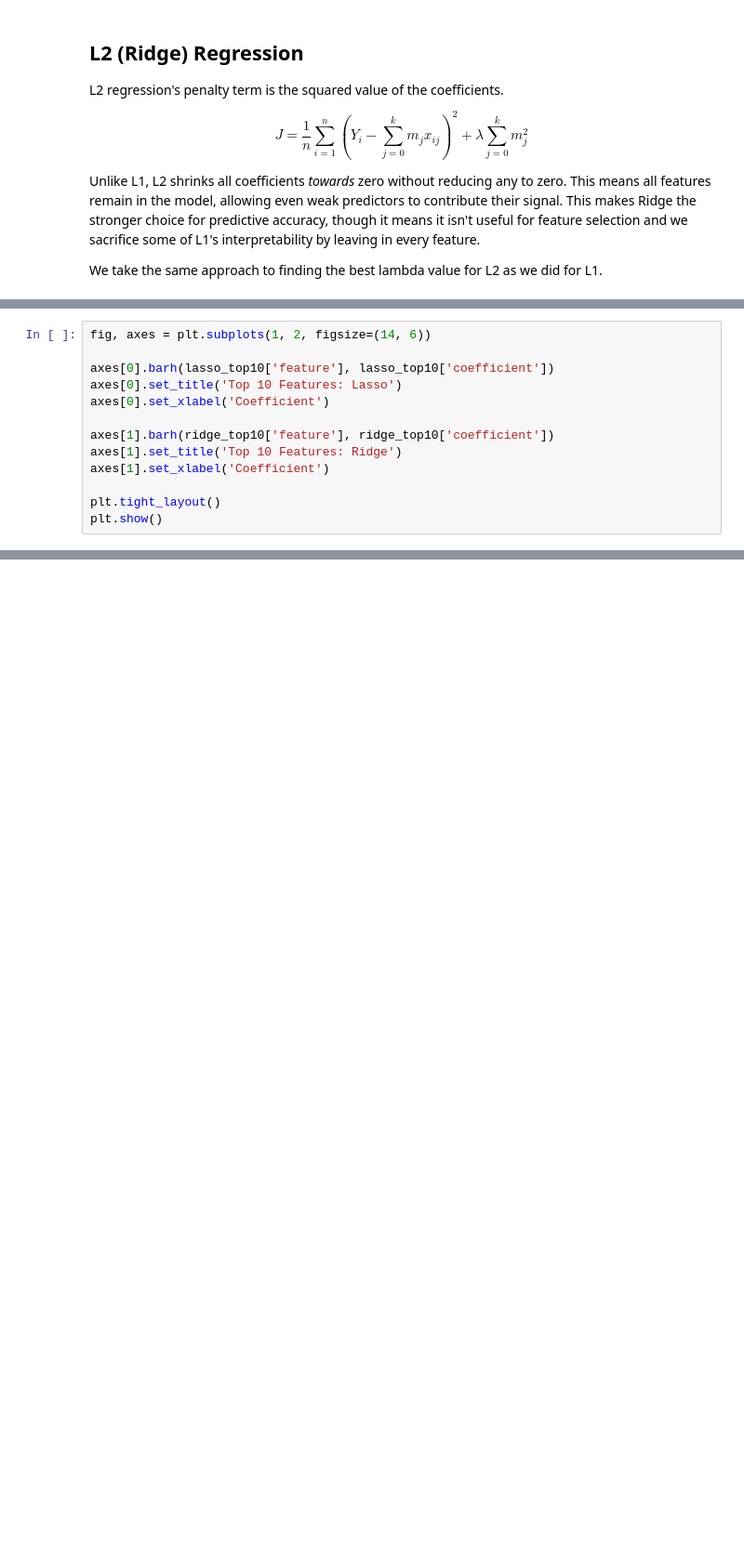
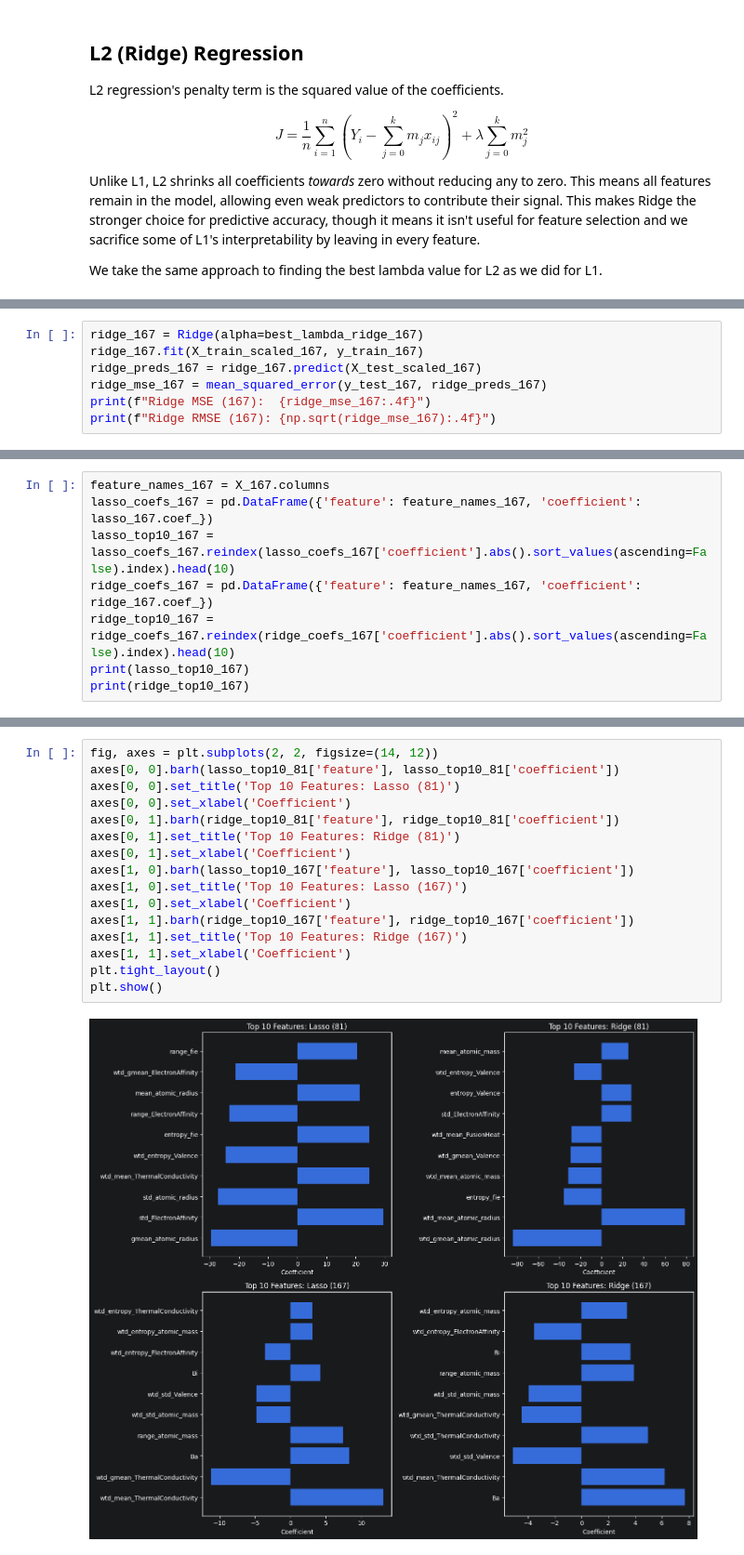
Before and after one commit to ericgraham3/ds7333_quantifying_the_world, a Jupyter notebook: code/case_study_01/eric_graham_case_study_01.ipynb, the cells around one changed output, grey strips where cells are left out. Shown at 93% size. Saved outputs shown, nothing was run; the diff lists cells and outputs as text; blank space fills up the shorter version.

```diff
--- a/code/case_study_01/eric_graham_case_study_01.ipynb
+++ b/code/case_study_01/eric_graham_case_study_01.ipynb
@@ -209,0 +321,7 @@ Ridge RMSE: 17.3824
+# %%
+ridge_167 = Ridge(alpha=best_lambda_ridge_167)
+ridge_167.fit(X_train_scaled_167, y_train_167)
+ridge_preds_167 = ridge_167.predict(X_test_scaled_167)
+ridge_mse_167 = mean_squared_error(y_test_167, ridge_preds_167)
+print(f"Ridge MSE (167):  {ridge_mse_167:.4f}")
+print(f"Ridge RMSE (167): {np.sqrt(ridge_mse_167):.4f}")
@@ -259,16 +386,11 @@ print(ridge_top10)
 76      wtd_entropy_Valence   -26.229393
 1          mean_atomic_mass    25.435304
 # %%
-fig, axes = plt.subplots(1, 2, figsize=(14, 6))
-
-axes[0].barh(lasso_top10['feature'], lasso_top10['coefficient'])
-axes[0].set_title('Top 10 Features: Lasso')
-axes[0].set_xlabel('Coefficient')
-
-axes[1].barh(ridge_top10['feature'], ridge_top10['coefficient'])
-axes[1].set_title('Top 10 Features: Ridge')
-axes[1].set_xlabel('Coefficient')
-
-plt.tight_layout()
-plt.show()
+feature_names_167 = X_167.columns
+lasso_coefs_167 = pd.DataFrame({'feature': feature_names_167, 'coefficient': lasso_167.coef_})
+lasso_top10_167 = lasso_coefs_167.reindex(lasso_coefs_167['coefficient'].abs().sort_values(ascending=False).index).head(10)
+ridge_coefs_167 = pd.DataFrame({'feature': feature_names_167, 'coefficient': ridge_167.coef_})
+ridge_top10_167 = ridge_coefs_167.reindex(ridge_coefs_167['coefficient'].abs().sort_values(ascending=False).index).head(10)
+print(lasso_top10_167)
+print(ridge_top10_167)
 # %% [output]
@@ -276,3 +414,21 @@ plt.show()
+# %%
+fig, axes = plt.subplots(2, 2, figsize=(14, 12))
+axes[0, 0].barh(lasso_top10_81['feature'], lasso_top10_81['coefficient'])
+axes[0, 0].set_title('Top 10 Features: Lasso (81)')
+axes[0, 0].set_xlabel('Coefficient')
+axes[0, 1].barh(ridge_top10_81['feature'], ridge_top10_81['coefficient'])
+axes[0, 1].set_title('Top 10 Features: Ridge (81)')
+axes[0, 1].set_xlabel('Coefficient')
+axes[1, 0].barh(lasso_top10_167['feature'], lasso_top10_167['coefficient'])
+axes[1, 0].set_title('Top 10 Features: Lasso (167)')
+axes[1, 0].set_xlabel('Coefficient')
+axes[1, 1].barh(ridge_top10_167['feature'], ridge_top10_167['coefficient'])
+axes[1, 1].set_title('Top 10 Features: Ridge (167)')
+axes[1, 1].set_xlabel('Coefficient')
+plt.tight_layout()
+plt.show()
+# %% [output]
+[figure, added]
 # %% [markdown]
 ## Conclusion
 
```
Also changed, not shown: parts of 39 cells of this notebook, 24 other files.
